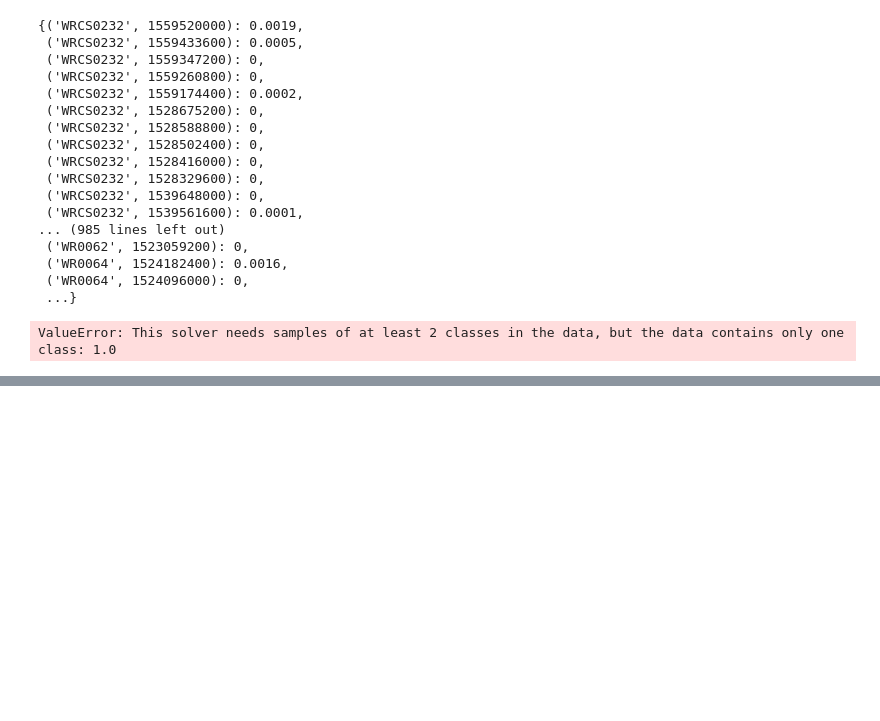
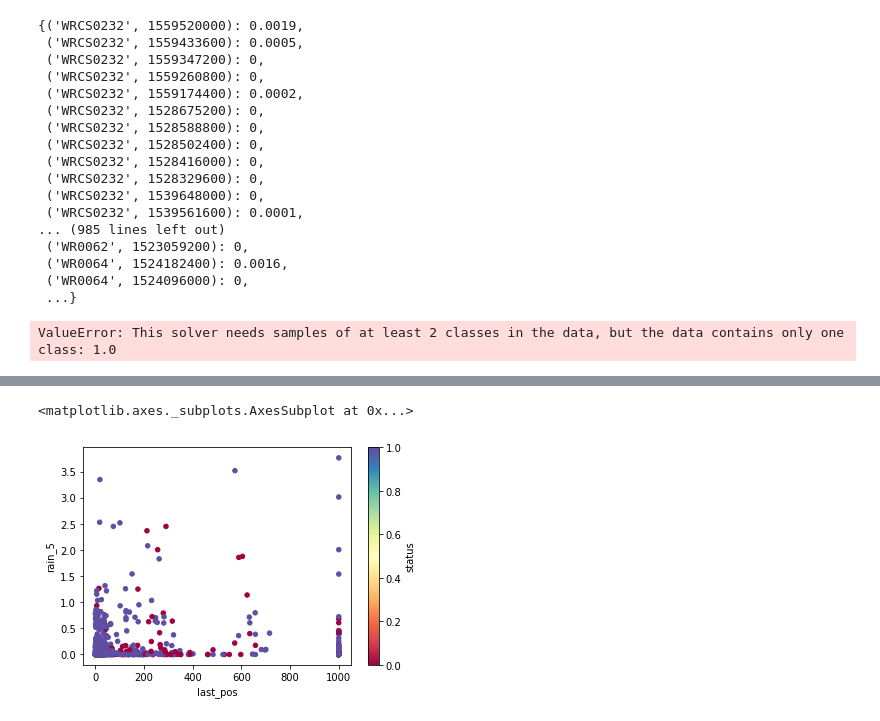
Before and after one commit to ishmandoo/trickle-tracker, a Jupyter notebook: predictor.ipynb, the cells around one changed output, grey strips where cells are left out. Saved outputs shown, nothing was run; the diff lists cells and outputs as text; code cells hidden in the pictures; blank space fills up the shorter version.

```diff
--- a/predictor.ipynb
+++ b/predictor.ipynb
@@ -216,0 +305,5 @@ ValueError: This solver needs samples of at least 2 classes in the data, but the
+# %%
+data.plot(kind='scatter',x="last_pos",y="rain_5",c="status", cmap=cm.get_cmap('Spectral'))
+# %% [output]
+<matplotlib.axes._subplots.AxesSubplot at 0x...>
+[figure, added]
```
Also changed, not shown: parts of 7 cells of this notebook, 5 other files.
